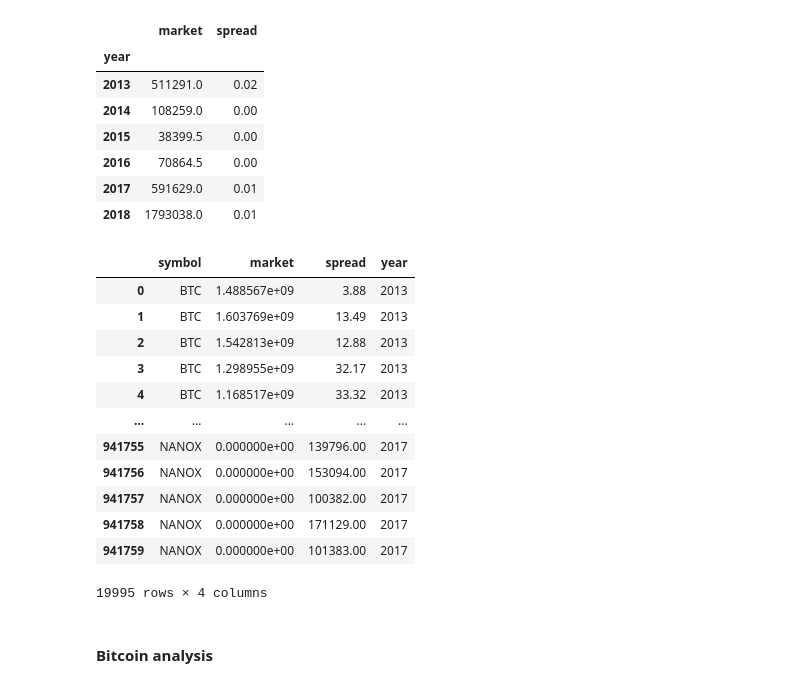
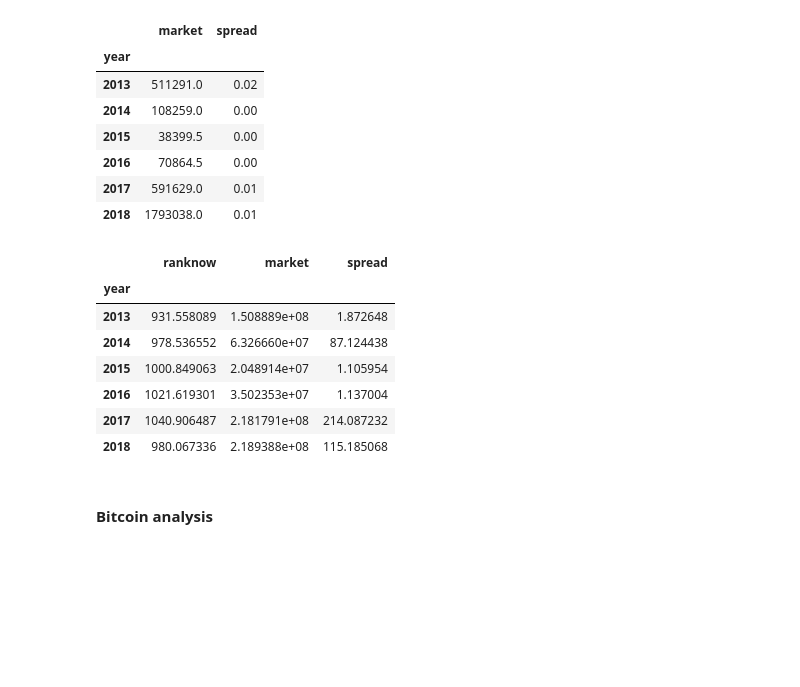
Before and after one commit to anupghosh-git/crypto-markets-data-analysis, a Jupyter notebook: Crypto-markets-data-analysis.ipynb, the cells around one changed output. Saved outputs shown, nothing was run; the diff lists cells and outputs as text; code cells hidden in the pictures; blank space fills up the shorter version.

Commit message:
Data filtering update:groupby year

```diff
--- a/Crypto-markets-data-analysis.ipynb
+++ b/Crypto-markets-data-analysis.ipynb
@@ -308,24 +291,19 @@ df_yearly_breakdown_med
 | 2018 | 1793038.0 | 0.01 |
 # %%
 # spreading anylysis
-df_spread_year = df_cr[['symbol','market','spread','year']]
+df_spread_year = df_cr[['symbol','ranknow','market','spread','year']]
 #df_cr.columns
-df_spread_year_g = df_spread_year.groupby('symbol')
-df_spread_year_g.head(10)
+df_spread_year_g = df_spread_year.groupby('year')
+df_spread_year_g.mean()
 # %% [output]
-|  | symbol | market | spread | year |
-| 0 | BTC | 1.488567e+09 | 3.88 | 2013 |
-| 1 | BTC | 1.603769e+09 | 13.49 | 2013 |
-| 2 | BTC | 1.542813e+09 | 12.88 | 2013 |
-| 3 | BTC | 1.298955e+09 | 32.17 | 2013 |
-| 4 | BTC | 1.168517e+09 | 33.32 | 2013 |
-| ... | ... | ... | ... | ... |
-| 941755 | NANOX | 0.000000e+00 | 139796.00 | 2017 |
-| 941756 | NANOX | 0.000000e+00 | 153094.00 | 2017 |
-| 941757 | NANOX | 0.000000e+00 | 100382.00 | 2017 |
-| 941758 | NANOX | 0.000000e+00 | 171129.00 | 2017 |
-| 941759 | NANOX | 0.000000e+00 | 101383.00 | 2017 |
+|  | ranknow | market | spread |
+| year |  |  |  |
+| 2013 | 931.558089 | 1.508889e+08 | 1.872648 |
+| 2014 | 978.536552 | 6.326660e+07 | 87.124438 |
+| 2015 | 1000.849063 | 2.048914e+07 | 1.105954 |
+| 2016 | 1021.619301 | 3.502353e+07 | 1.137004 |
+| 2017 | 1040.906487 | 2.181791e+08 | 214.087232 |
+| 2018 | 980.067336 | 2.189388e+08 | 115.185068 |
-19995 rows × 4 columns
 # %% [markdown]
 #### Bitcoin analysis
 # %%
```
Also changed, not shown: parts of 2 cells of this notebook.
